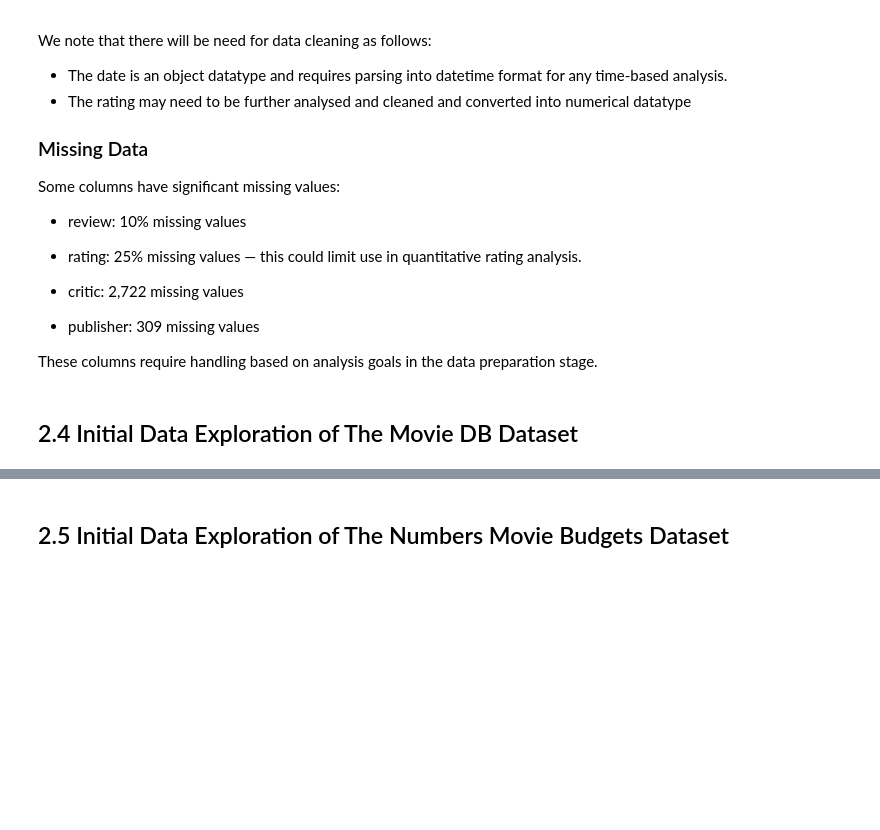
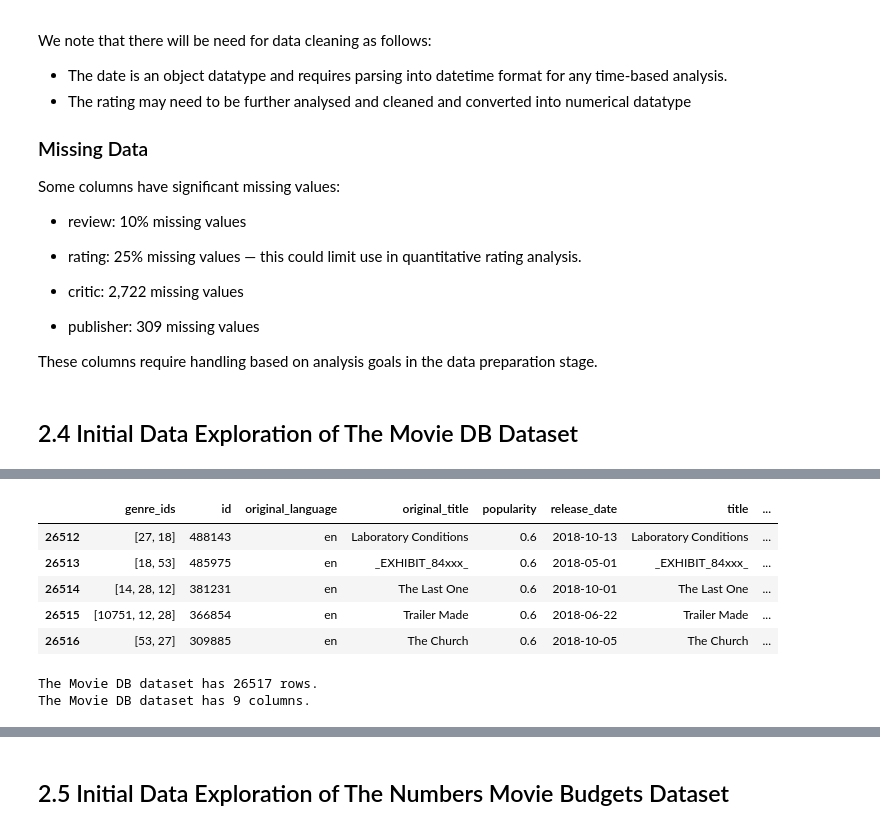
Before and after one commit to StanNjihia/Phase-2-Group-Project-, a Jupyter notebook: Initial_Data_Exploration.ipynb, the cells around one changed output, grey strips where cells are left out. Saved outputs shown, nothing was run; the diff lists cells and outputs as text; code cells hidden in the pictures; blank space fills up the shorter version.

```diff
--- a/Initial_Data_Exploration.ipynb
+++ b/Initial_Data_Exploration.ipynb
@@ -599,0 +609,17 @@ FileNotFoundError: [Errno 2] No such file or directory: 'tmdb.movies.csv/tmdb.mo
+# %%
+# previewing the last 5 rows
+tmdb_df.tail()
+# %% [output]
+|  | genre_ids | id | original_language | original_title | popularity | release_date | title | ... |
+| 26512 | [27, 18] | 488143 | en | Laboratory Conditions | 0.6 | 2018-10-13 | Laboratory Conditions | ... |
+| 26513 | [18, 53] | 485975 | en | _EXHIBIT_84xxx_ | 0.6 | 2018-05-01 | _EXHIBIT_84xxx_ | ... |
+| 26514 | [14, 28, 12] | 381231 | en | The Last One | 0.6 | 2018-10-01 | The Last One | ... |
+| 26515 | [10751, 12, 28] | 366854 | en | Trailer Made | 0.6 | 2018-06-22 | Trailer Made | ... |
+| 26516 | [53, 27] | 309885 | en | The Church | 0.6 | 2018-10-05 | The Church | ... |
+# %%
+#checking the shape of the data
+print(f"The Movie DB dataset has {tmdb_df.shape[0]} rows.")
+print(f"The Movie DB dataset has {tmdb_df.shape[1]} columns.")
+# %% [output]
+The Movie DB dataset has 26517 rows.
+The Movie DB dataset has 9 columns.
```
Also changed, not shown: parts of 83 cells of this notebook.
